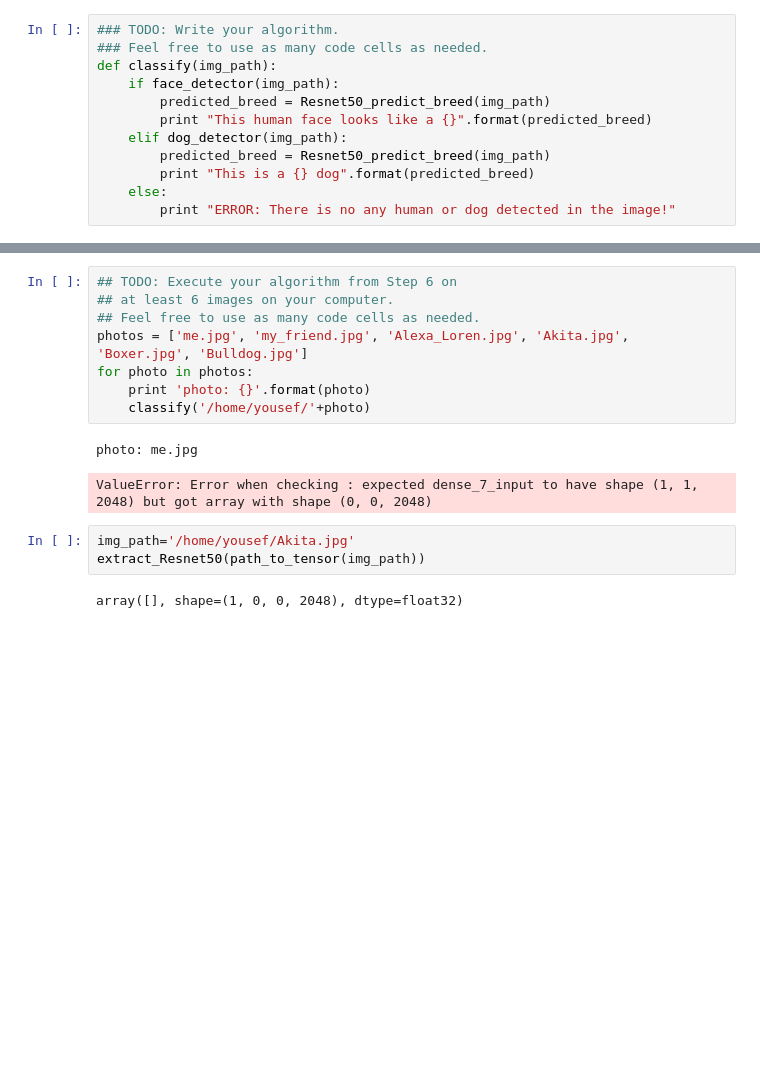
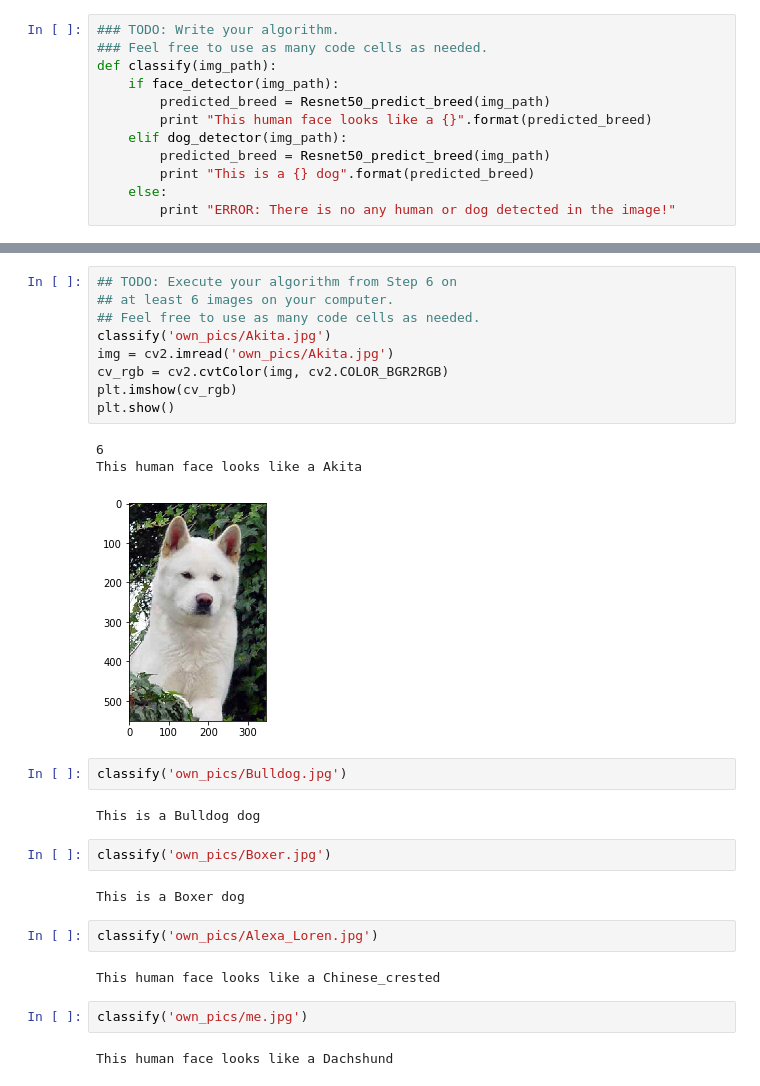
Before and after one commit to yousefzook/Machine-Learning-Nanodegree, a Jupyter notebook: dog-project/dog_app.ipynb, the cells around one changed output, grey strips where cells are left out. Saved outputs shown, nothing was run; the diff lists cells and outputs as text; blank space fills up the shorter version.

```diff
--- a/dog-project/dog_app.ipynb
+++ b/dog-project/dog_app.ipynb
@@ -753,16 +758,29 @@ __Answer:__
 # %%
 ## TODO: Execute your algorithm from Step 6 on
 ## at least 6 images on your computer.
 ## Feel free to use as many code cells as needed.
-photos = ['me.jpg', 'my_friend.jpg', 'Alexa_Loren.jpg', 'Akita.jpg', 'Boxer.jpg', 'Bulldog.jpg']
-for photo in photos:
-    print 'photo: {}'.format(photo)
-    classify('/home/yousef/'+photo)
+classify('own_pics/Akita.jpg')
+img = cv2.imread('own_pics/Akita.jpg')
+cv_rgb = cv2.cvtColor(img, cv2.COLOR_BGR2RGB)
+plt.imshow(cv_rgb)
+plt.show()
 # %% [output]
-photo: me.jpg
+6
+This human face looks like a Akita
-ValueError: Error when checking : expected dense_7_input to have shape (1, 1, 2048) but got array with shape (0, 0, 2048)
+[figure, added]
-# %%
-img_path='/home/yousef/Akita.jpg'
-extract_Resnet50(path_to_tensor(img_path))
-# %% [output]
-array([], shape=(1, 0, 0, 2048), dtype=float32)
+# %%
+classify('own_pics/Bulldog.jpg')
+# %% [output]
+This is a Bulldog dog
+# %%
+classify('own_pics/Boxer.jpg')
+# %% [output]
+This is a Boxer dog
+# %%
+classify('own_pics/Alexa_Loren.jpg')
+# %% [output]
+This human face looks like a Chinese_crested
+# %%
+classify('own_pics/me.jpg')
+# %% [output]
+This human face looks like a Dachshund
```
Also changed, not shown: parts of 7 cells of this notebook, 9 other files.
